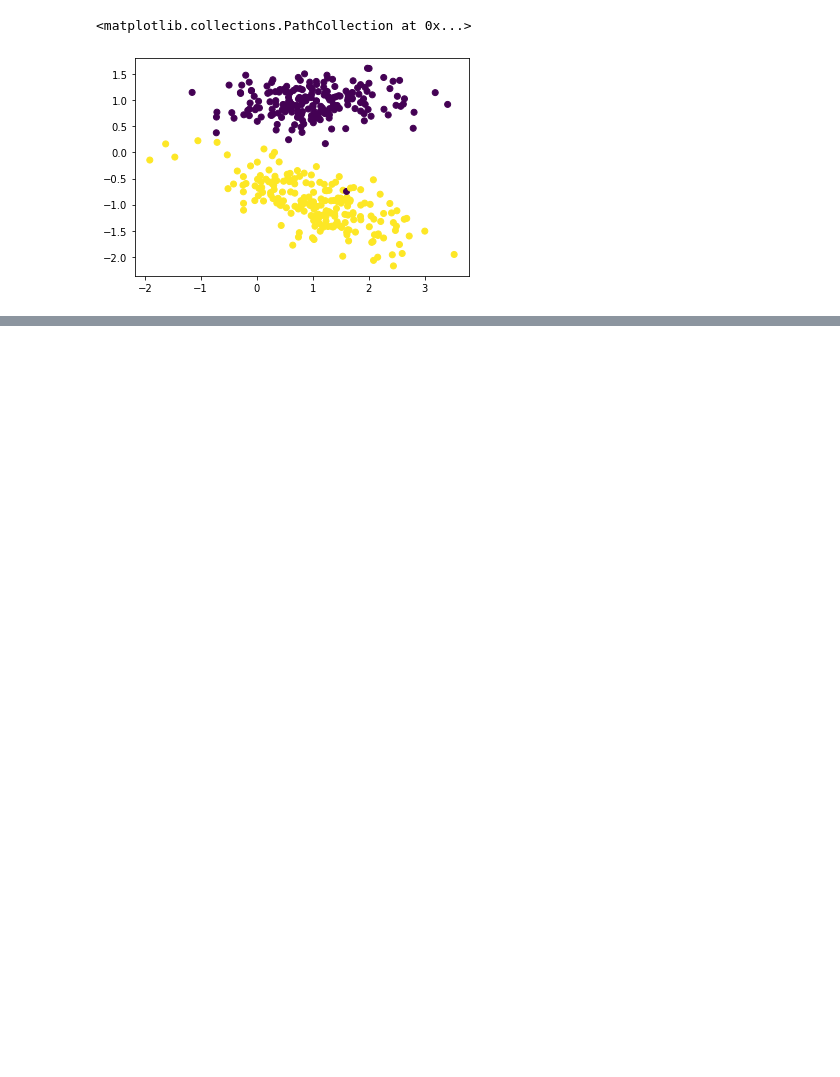
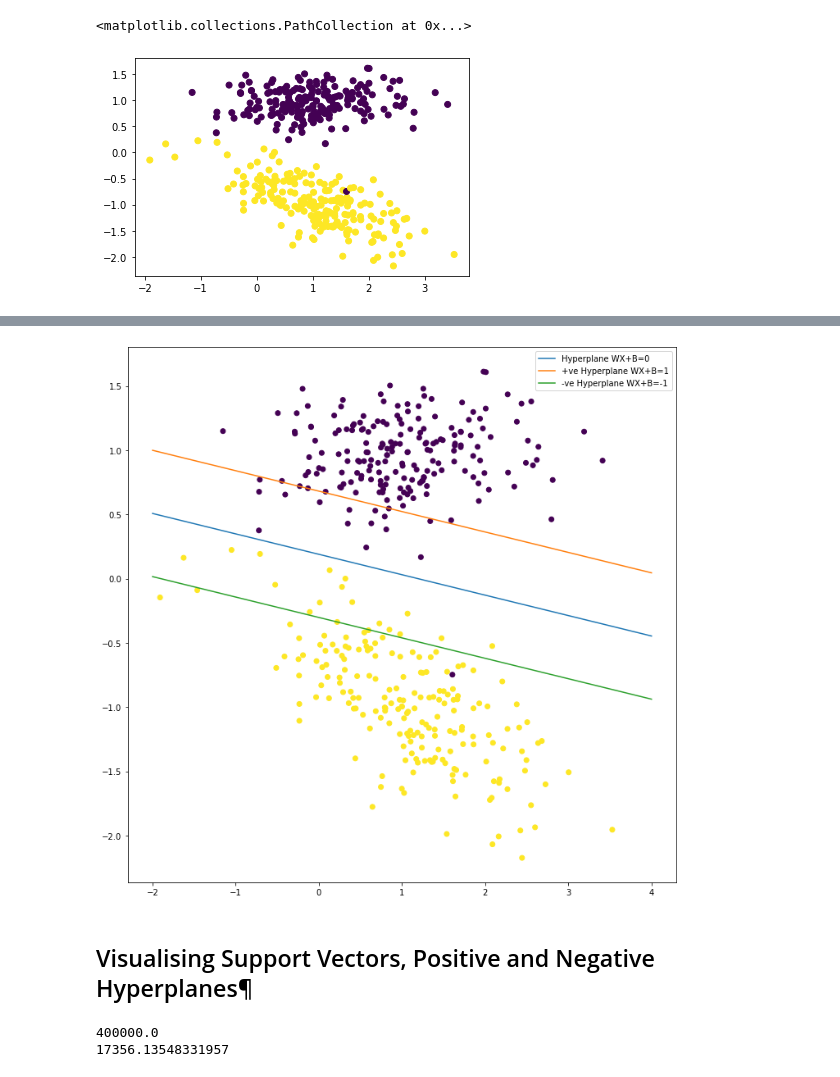
Before and after one commit to ShubhikaBhardwaj/Machine-Learning-Algorithm, a Jupyter notebook: ML/SVM-Support Vector Machines/SVM.ipynb, the cells around one changed output, grey strips where cells are left out. Saved outputs shown, nothing was run; the diff lists cells and outputs as text; code cells hidden in the pictures; blank space fills up the shorter version.

```diff
--- a/ML/SVM-Support Vector Machines/SVM.ipynb
+++ b/ML/SVM-Support Vector Machines/SVM.ipynb
@@ -97,0 +139,32 @@ class SVM:
+# %%
+def plotHyperplane(w1,w2,b):
+
+
+    plt.figure(figsize=(12,12))
+    x_1 = np.linspace(-2,4,10)
+    x_2 = -(w1*x_1+b)/w2 # WT + B = 0
+
+    x_p = -(w1*x_1+b+1)/w2 # WT + B = -1
+    x_n = -(w1*x_1+b-1)/w2 # WT + B = +1
+
+
+    plt.plot(x_1,x_2,label="Hyperplane WX+B=0")
+    plt.plot(x_1,x_p,label="+ve Hyperplane WX+B=1")
+    plt.plot(x_1,x_n,label="-ve Hyperplane WX+B=-1")
+    plt.legend()
+    plt.scatter(X[:,0],X[:,1],c=Y)
+    plt.show()
+# %%
+plotHyperplane(W[0,0],W[0,1],B)
+# %% [output]
+[figure, added]
+# %% [markdown]
+## Visualising Support Vectors, Positive and Negative Hyperplanes¶
+# %%
+mySVM = SVM(C=1000)
+W,b,losses = mySVM.fit(X,Y,maxItr=100)
+print(losses[0])
+print(losses[-1])
+# %% [output]
+400000.0
+17356.13548331957
```
Also changed, not shown: parts of 7 cells of this notebook.
